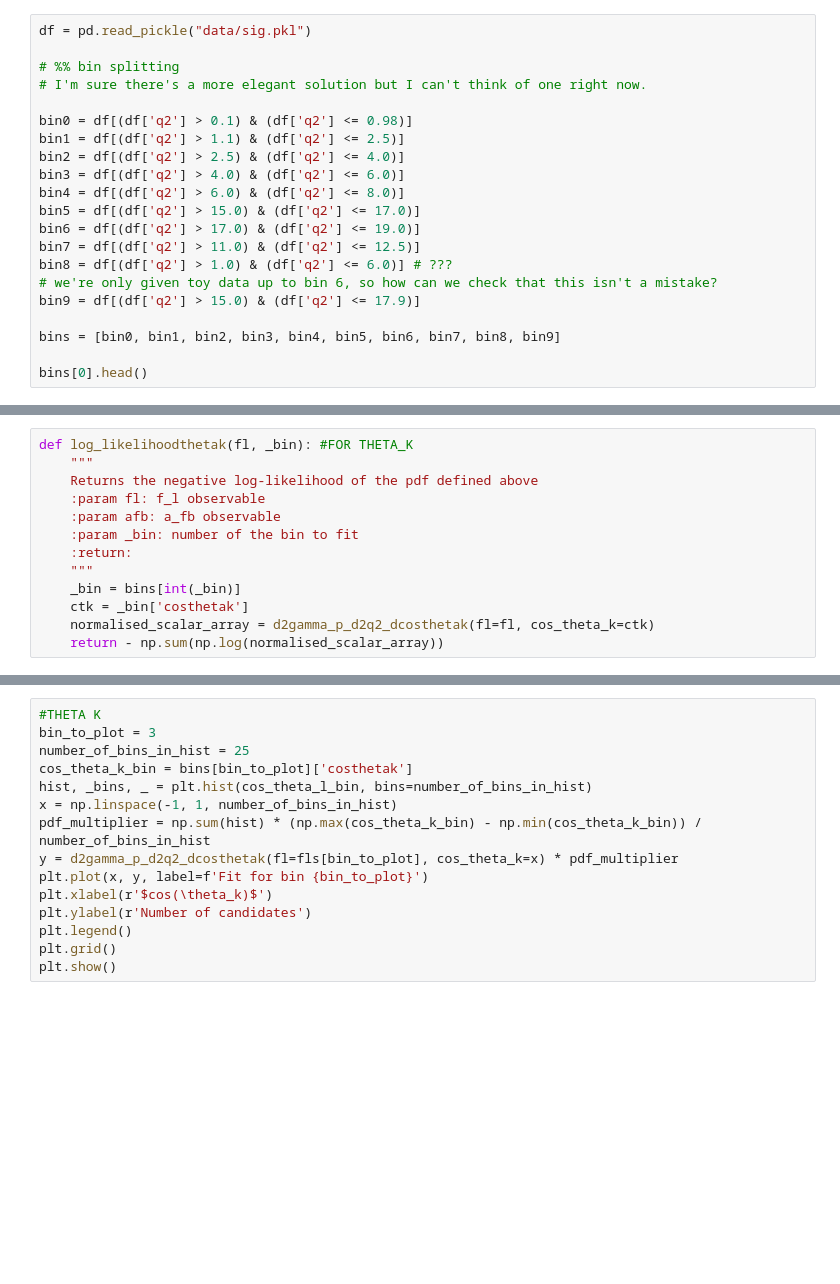
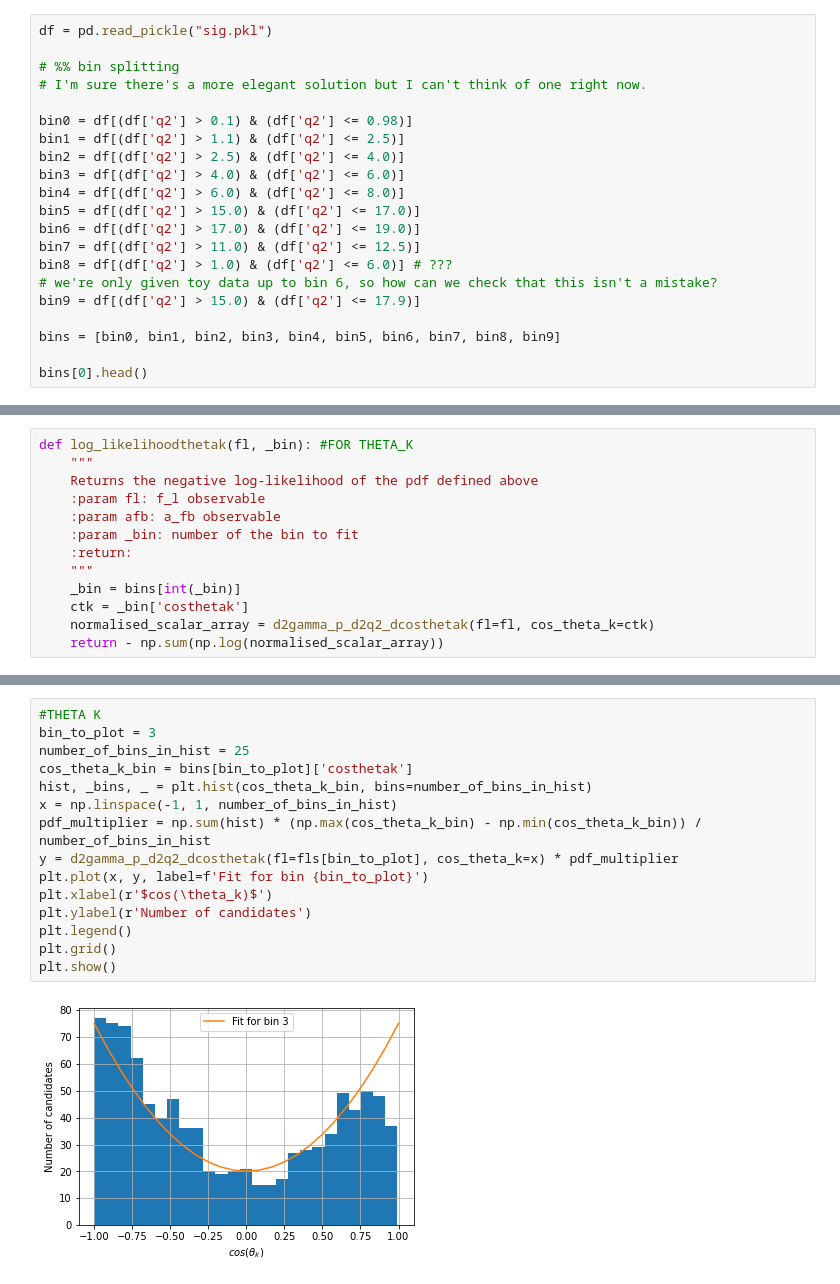
Before and after one commit to Luke-Conmy/ic-teach-kstmumu-team3, a Jupyter notebook: MiguelSkeletonCode_sig.ipynb, the cells around one changed output, grey strips where cells are left out. Saved outputs shown, nothing was run; the diff lists cells and outputs as text; blank space fills up the shorter version.

```diff
--- a/MiguelSkeletonCode_sig.ipynb
+++ b/MiguelSkeletonCode_sig.ipynb
@@ -11,7 +11,7 @@ from iminuit import Minuit
 
 Taking sig.pkl and splitting into bins using bit from Voltron V4
 # %%
-df = pd.read_pickle("data/sig.pkl")
+df = pd.read_pickle("sig.pkl")
 
 # %% bin splitting
 # I'm sure there's a more elegant solution but I can't think of one right now.
@@ -365,18 +430,20 @@ plt.show()
 # %%
 #THETA K
 bin_to_plot = 3
 number_of_bins_in_hist = 25
 cos_theta_k_bin = bins[bin_to_plot]['costhetak']
-hist, _bins, _ = plt.hist(cos_theta_l_bin, bins=number_of_bins_in_hist)
+hist, _bins, _ = plt.hist(cos_theta_k_bin, bins=number_of_bins_in_hist)
 x = np.linspace(-1, 1, number_of_bins_in_hist)
 pdf_multiplier = np.sum(hist) * (np.max(cos_theta_k_bin) - np.min(cos_theta_k_bin)) / number_of_bins_in_hist
 y = d2gamma_p_d2q2_dcosthetak(fl=fls[bin_to_plot], cos_theta_k=x) * pdf_multiplier
 plt.plot(x, y, label=f'Fit for bin {bin_to_plot}')
 plt.xlabel(r'$cos(\theta_k)$')
 plt.ylabel(r'Number of candidates')
 plt.legend()
 plt.grid()
 plt.show()
+# %% [output]
+[figure, added]
 # %%
 #THETAK
 fig, (ax1) = plt.subplots(1, figsize=(5, 4))
```
Also changed, not shown: parts of 18 cells of this notebook.
